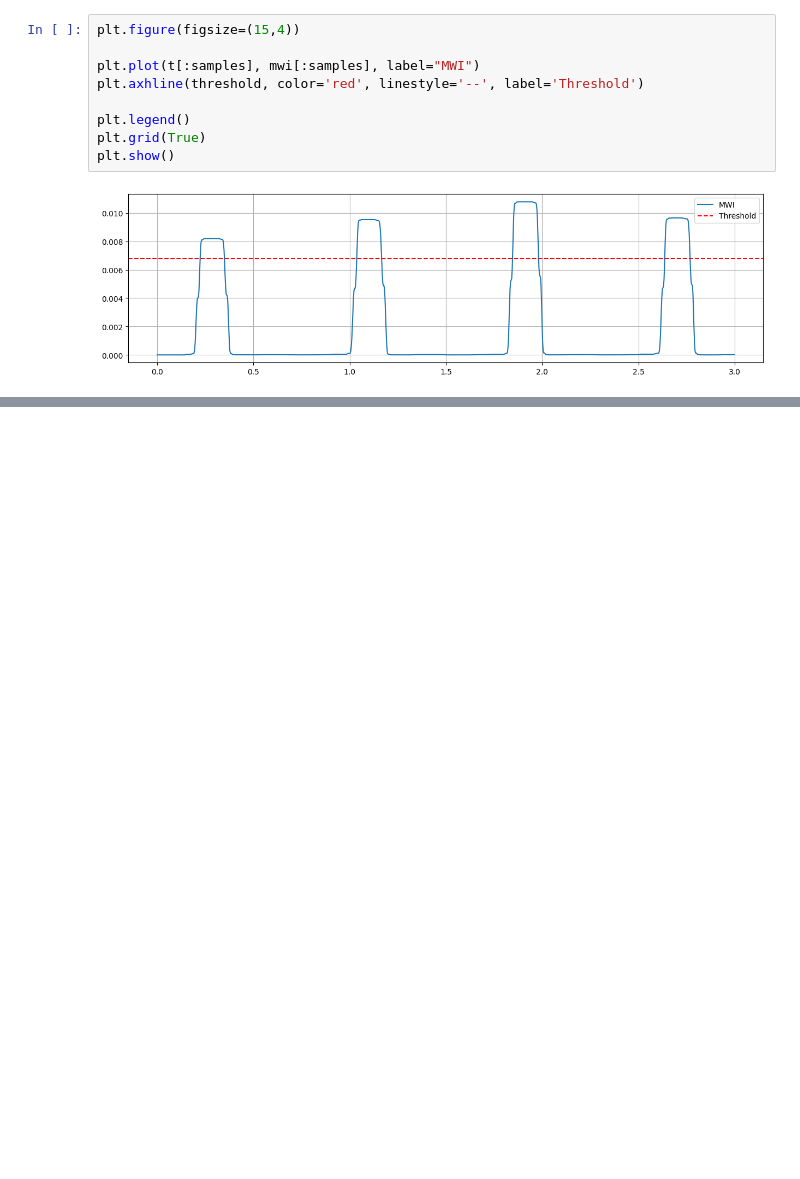
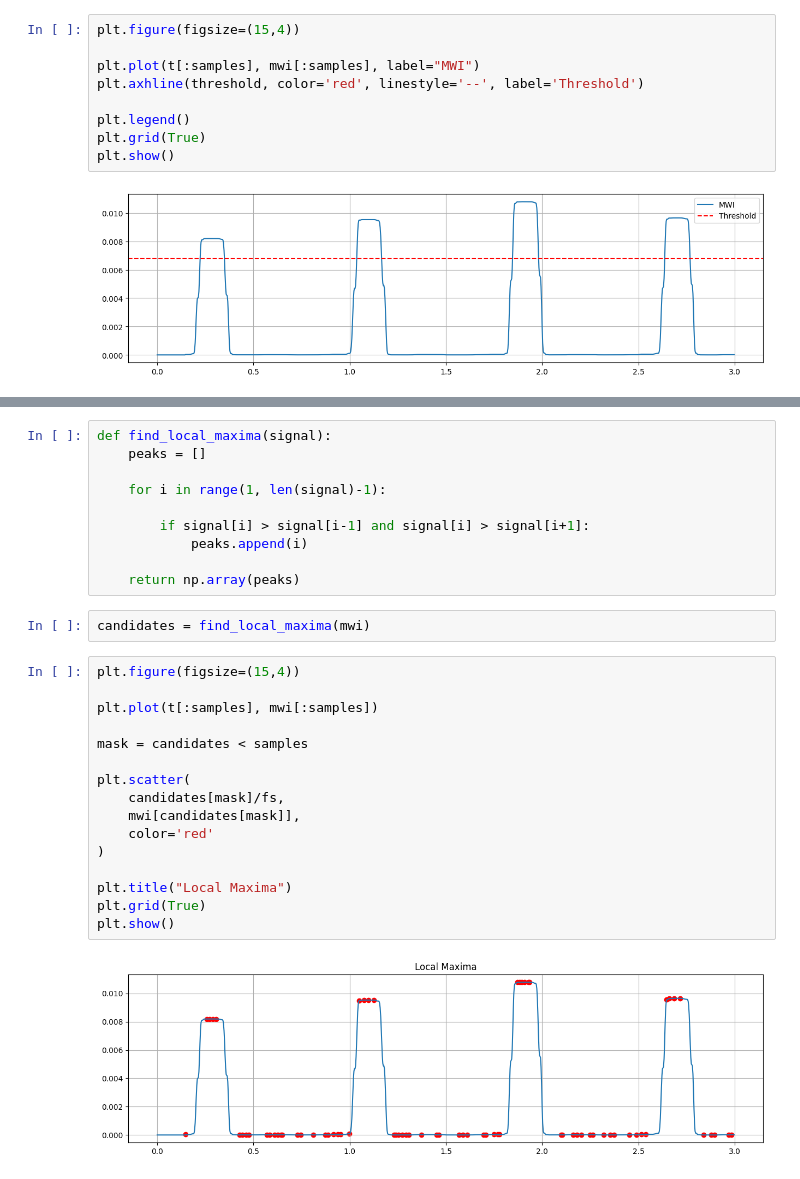
Before and after one commit to Aadit2308/pan---topkkins, a Jupyter notebook: model.ipynb, the cells around one changed output, grey strips where cells are left out. Saved outputs shown, nothing was run; the diff lists cells and outputs as text; blank space fills up the shorter version.

```diff
--- a/model.ipynb
+++ b/model.ipynb
@@ -292,0 +364,30 @@ Annotated: [ 18  77 370 662 946]
+# %%
+def find_local_maxima(signal):
+    peaks = []
+
+    for i in range(1, len(signal)-1):
+
+        if signal[i] > signal[i-1] and signal[i] > signal[i+1]:
+            peaks.append(i)
+
+    return np.array(peaks)
+# %%
+candidates = find_local_maxima(mwi)
+# %%
+plt.figure(figsize=(15,4))
+
+plt.plot(t[:samples], mwi[:samples])
+
+mask = candidates < samples
+
+plt.scatter(
+    candidates[mask]/fs,
+    mwi[candidates[mask]],
+    color='red'
+)
+
+plt.title("Local Maxima")
+plt.grid(True)
+plt.show()
+# %% [output]
+[figure, added]
```
Also changed, not shown: parts of 73 cells of this notebook.
